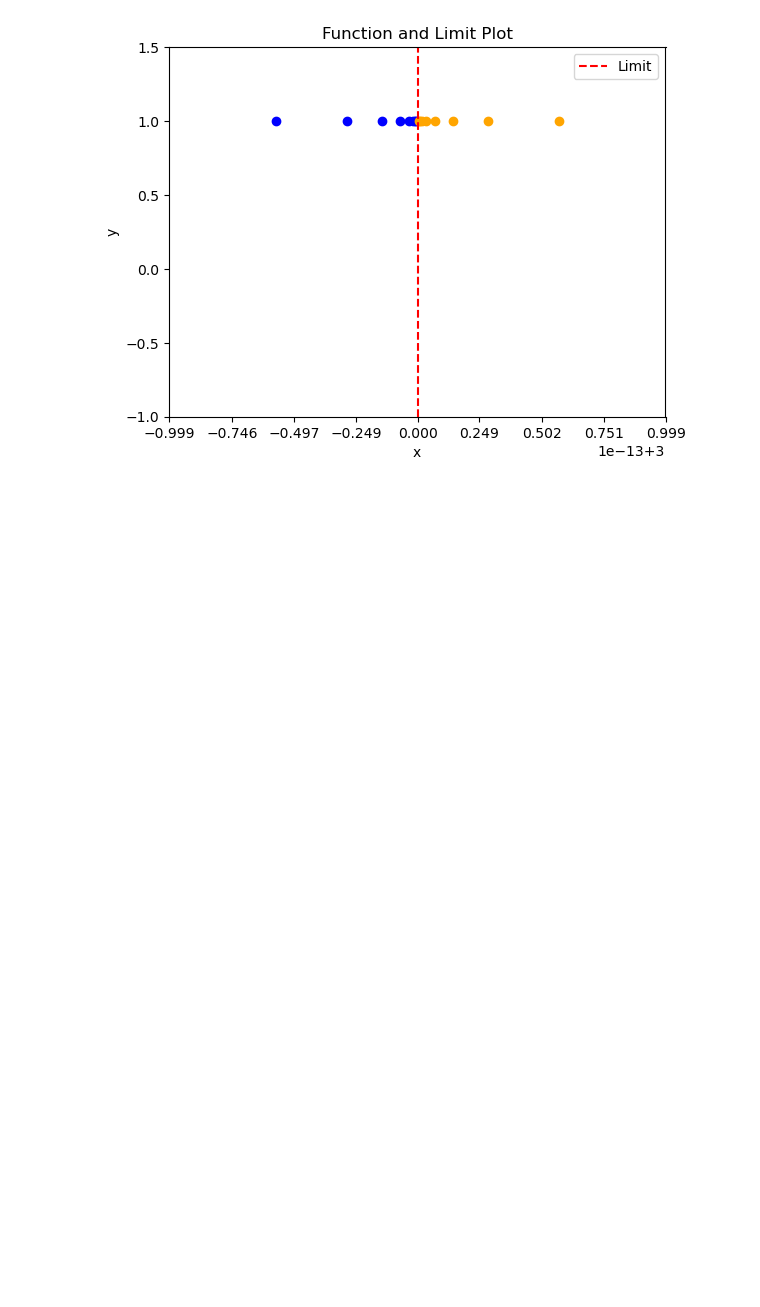
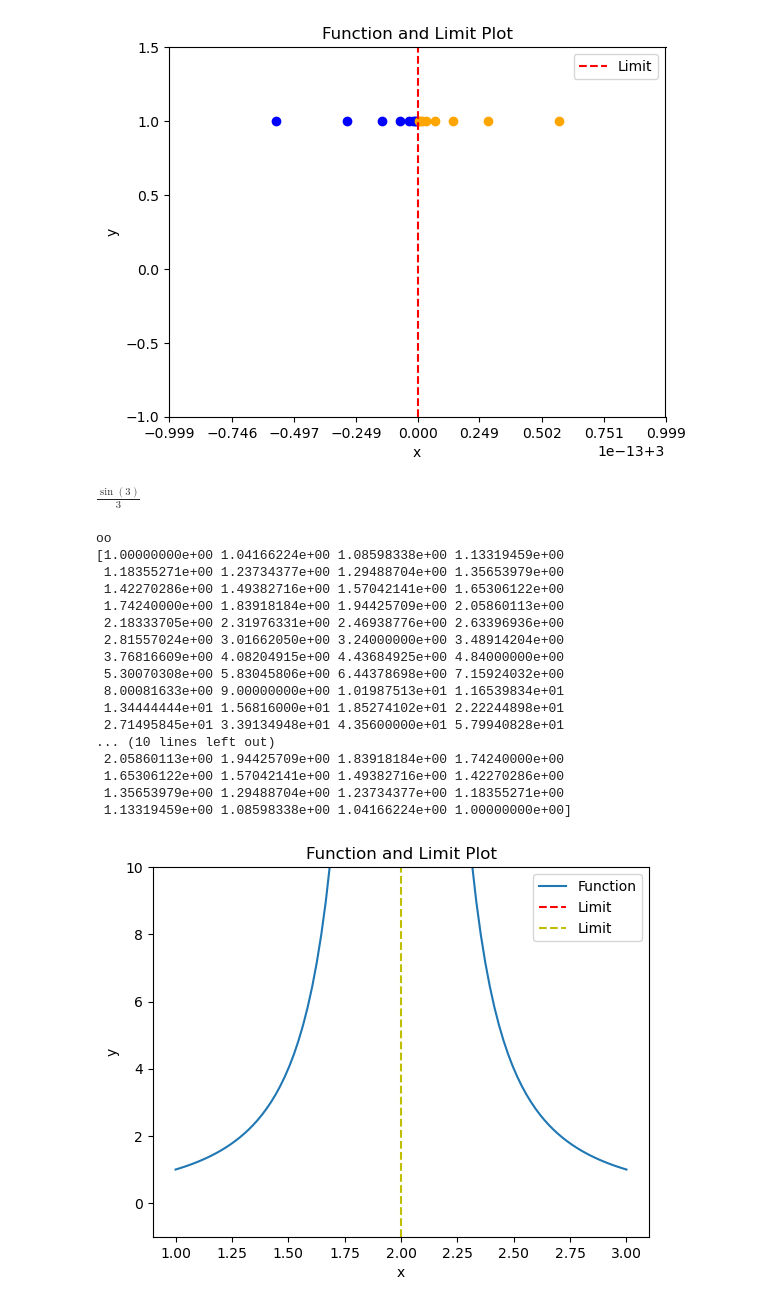
Before and after one commit to matansharon/Calculas, a Jupyter notebook: Section4.ipynb, the cells around one changed output. Drawn from its saved outputs; the diff is of its cells as text; code cells hidden in the pictures; blank space fills up the shorter version.

```diff
--- a/Section4.ipynb
+++ b/Section4.ipynb
@@ -265,3 +265,53 @@ plt.legend()
 plt.show()
 # %% [output]
 [figure]
+# %%
+import sympy as sp
+x=sp.Symbol('x')
+f=sp.sin(x)/x
+sp.limit(f,x,3)
+# %% [output]
+$\displaystyle \frac{\sin{\left(3 \right)}}{3}$
+# %%
+import sympy as sp
+import numpy as np
+import matplotlib.pyplot as plt
+
+x=sp.Symbol('x')
+f=1/((x-2)**2)
+limit_val=sp.limit(f,x,2)
+print(limit_val)
+#plot the above with matplotlib
+x_vals=np.linspace(1,3,100)
+y_vals=sp.lambdify(x,f,'numpy')(x_vals)
+plt.plot(x_vals,y_vals,label='Function')
+print(y_vals)
+
+plt.axhline(y=limit_val,color='r',linestyle='--',label='Limit')
+#create a yellow line at the limit
+plt.axvline(x=2,color='y',linestyle='--',label='Limit')
+plt.title('Function and Limit Plot')
+plt.xlabel('x')
+plt.ylabel('y')
+plt.ylim(-1,10)
+plt.legend()
+plt.show()
+# %% [output]
+oo
+[1.00000000e+00 1.04166224e+00 1.08598338e+00 1.13319459e+00
+ 1.18355271e+00 1.23734377e+00 1.29488704e+00 1.35653979e+00
+ 1.42270286e+00 1.49382716e+00 1.57042141e+00 1.65306122e+00
+ 1.74240000e+00 1.83918184e+00 1.94425709e+00 2.05860113e+00
+ 2.18333705e+00 2.31976331e+00 2.46938776e+00 2.63396936e+00
+ 2.81557024e+00 3.01662050e+00 3.24000000e+00 3.48914204e+00
+ 3.76816609e+00 4.08204915e+00 4.43684925e+00 4.84000000e+00
+ 5.30070308e+00 5.83045806e+00 6.44378698e+00 7.15924032e+00
+ 8.00081633e+00 9.00000000e+00 1.01987513e+01 1.16539834e+01
+ 1.34444444e+01 1.56816000e+01 1.85274102e+01 2.22244898e+01
+ 2.71495845e+01 3.39134948e+01 4.35600000e+01 5.79940828e+01
+... (10 lines left out)
+ 2.05860113e+00 1.94425709e+00 1.83918184e+00 1.74240000e+00
+ 1.65306122e+00 1.57042141e+00 1.49382716e+00 1.42270286e+00
+ 1.35653979e+00 1.29488704e+00 1.23734377e+00 1.18355271e+00
+ 1.13319459e+00 1.08598338e+00 1.04166224e+00 1.00000000e+00]
+[figure, added]
```
